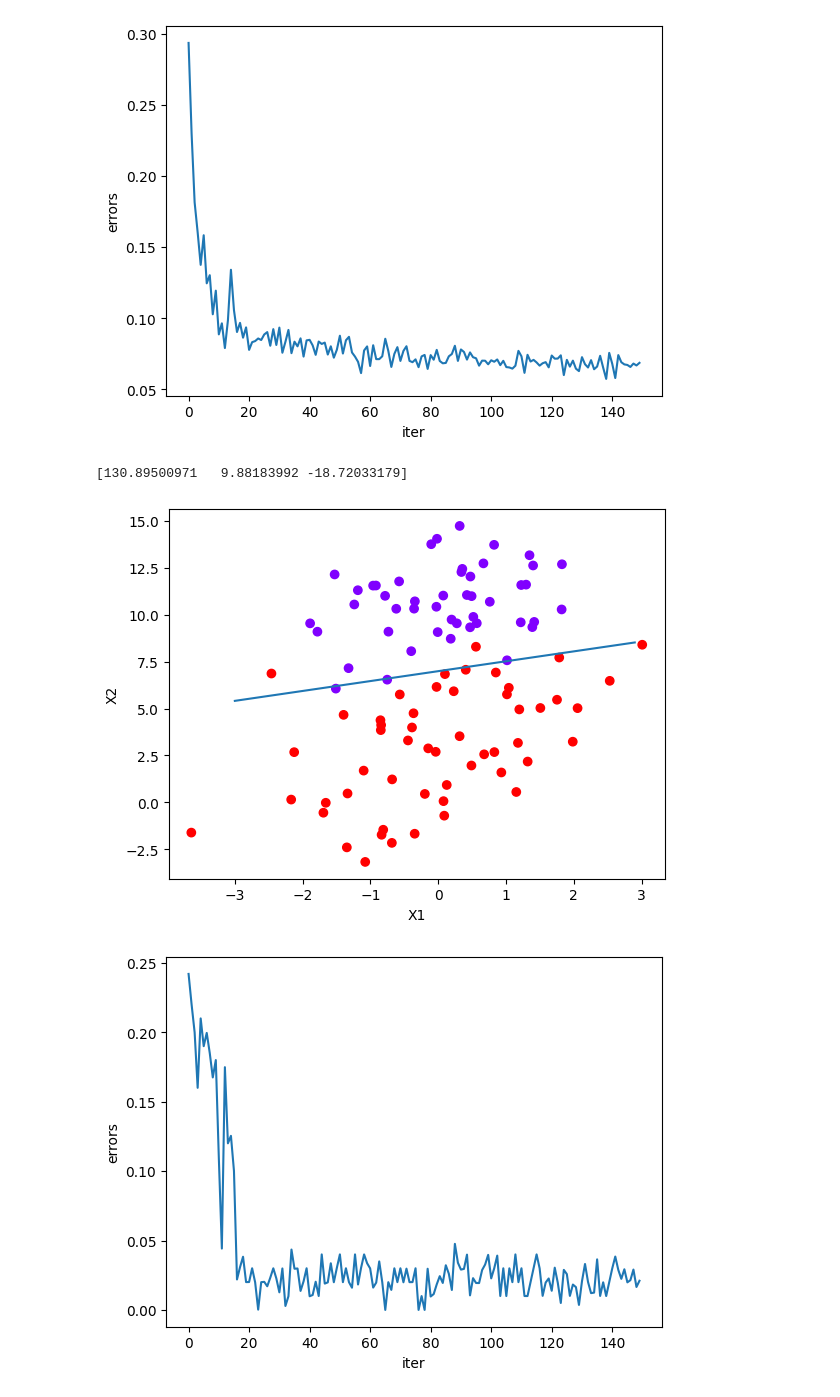
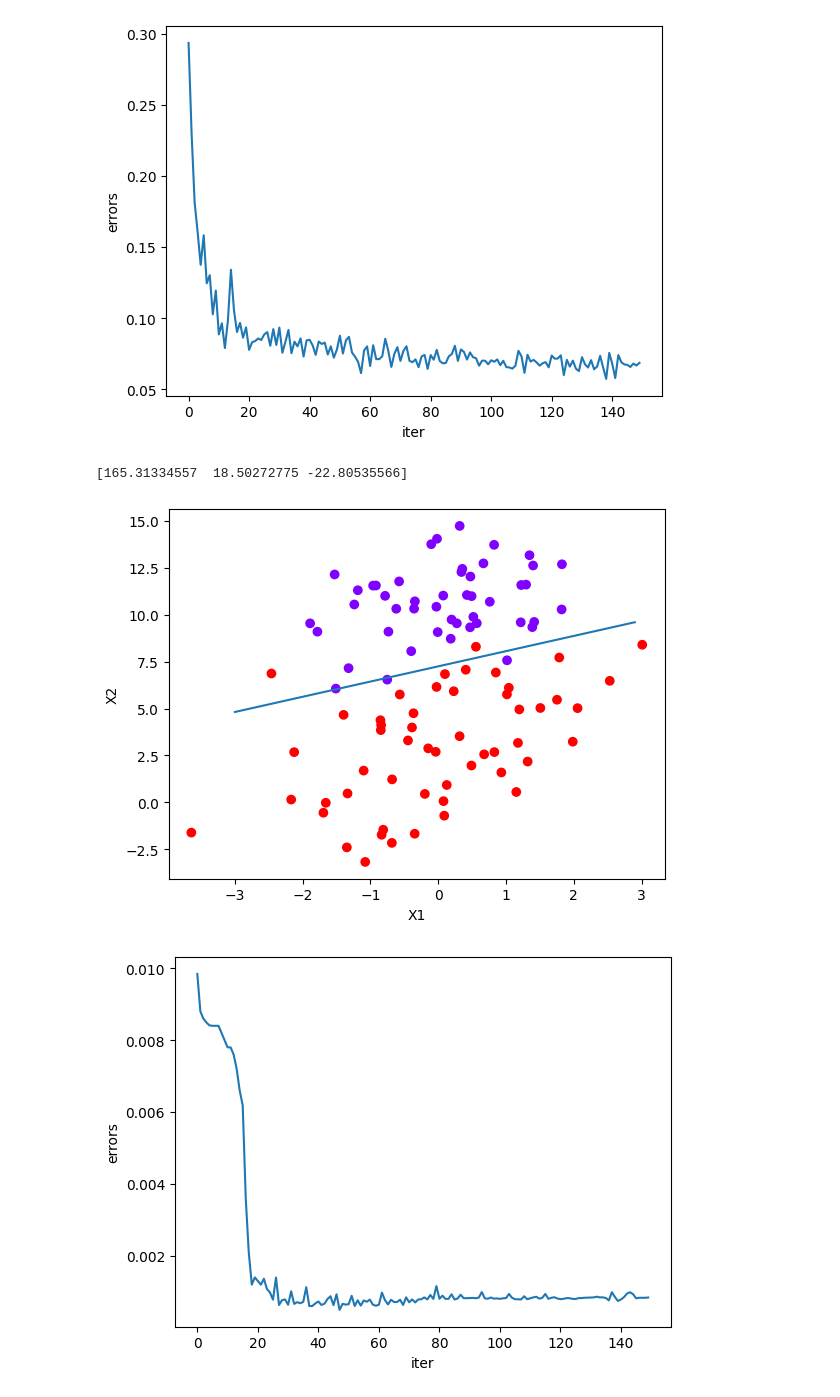
Before and after one commit to BiPaulEr/MachineLearning, a Jupyter notebook: Regression/Regression.ipynb, the cells around one changed output. Saved outputs shown, nothing was run; the diff lists cells and outputs as text; code cells hidden in the pictures.

```diff
--- a/Regression/Regression.ipynb
+++ b/Regression/Regression.ipynb
@@ -219,36 +219,36 @@ plotErrors(errorStack)
 # %%
 def miniBatchSGD(dataMatrix, classLabels, numIter=150, batch_size=50):
     m, n = np.shape(dataMatrix)
     weights = np.ones(n)
     errorStack = []
     m, n = dataMatrix.shape
     for j in range(numIter):
         dataIndex = list(range(m))
         random.shuffle(dataIndex)
         error_sum = 0
-        for i in range(0, int(m/batch_size), batch_size):
+        for i in range(0, m, batch_size):
 
             batch_indices = dataIndex[i:i + batch_size]
             batch_data = dataMatrix[batch_indices]
             batch_labels = classLabels[batch_indices]
 
             # Calculate prediction
             h = sigmoid(np.dot(batch_data, weights))
             error = batch_labels - h
             alpha = 4 / (1.0 + j + i) + 0.01  # Decaying learning rate
-            error_sum += sum(abs(error)) / batch_size
+            error_sum += np.sum(np.abs(error)) / batch_size
             # Weight update using the mini-batch
             weights = weights + alpha * np.dot(batch_data.T, error)
 
-        errorStack.append(error_sum/int(m/batch_size))
+        errorStack.append(error_sum/m)
 
     return weights, errorStack
 
 nvweight, errorStack = miniBatchSGD(npdataMat, np.array(labelMat))
 print(nvweight)
 plotBestFit(npdataMat, datingLabelsColors, nvweight)
 plotErrors(errorStack)
 # %% [output]
-[130.89500971   9.88183992 -18.72033179]
+[165.31334557  18.50272775 -22.80535566]
-[figure, old version]
+[figure, new version]
-[figure, old version]
+[figure, new version]
```
Also changed, not shown: 1 other file.
